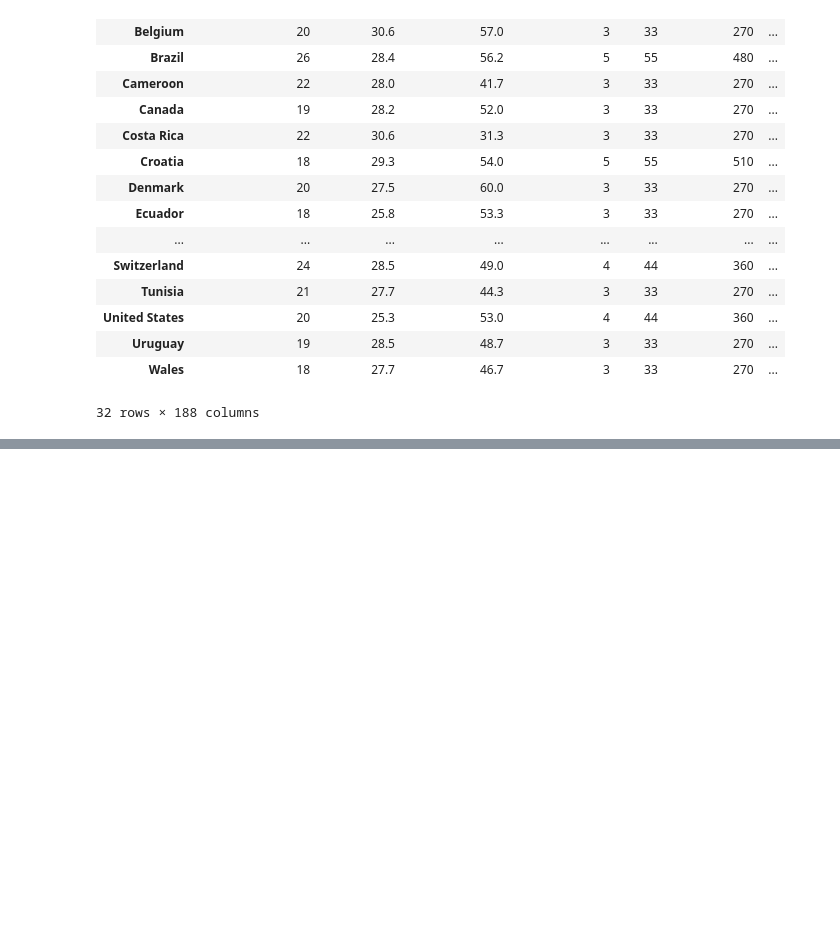
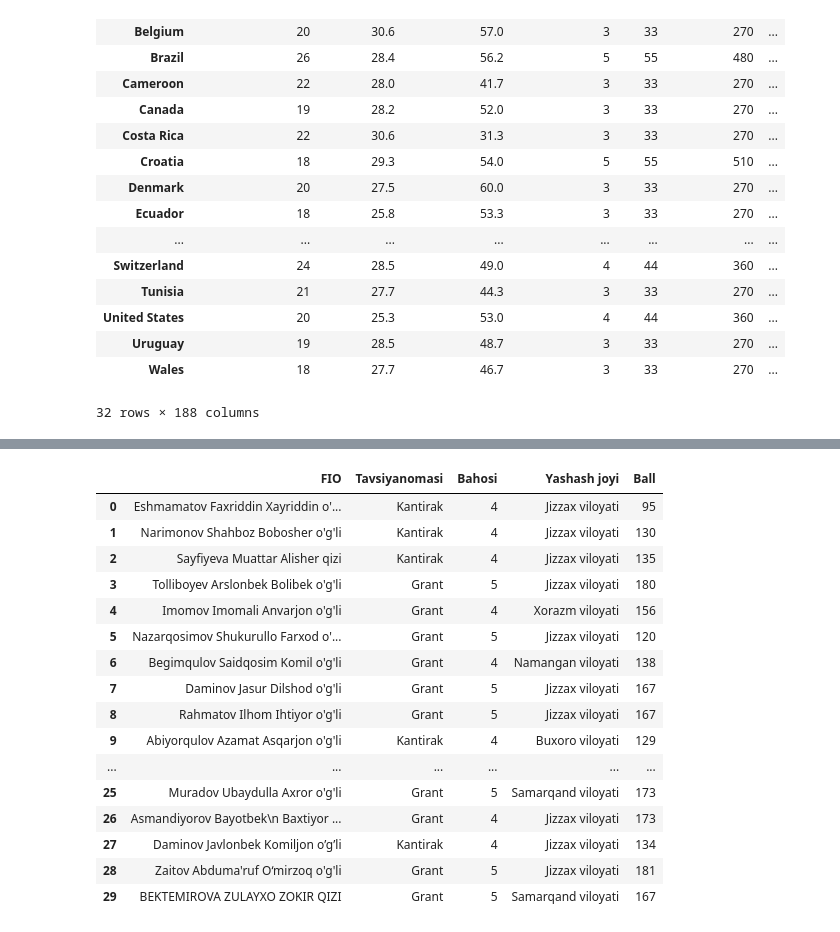
Before and after one commit to izzatillomardonov/Githup-Izzat, a Jupyter notebook: Untitled2.ipynb, the cells around one changed output, grey strips where cells are left out. Saved outputs shown, nothing was run; the diff lists cells and outputs as text; code cells hidden in the pictures; blank space fills up the shorter version.

```diff
--- a/Untitled2.ipynb
+++ b/Untitled2.ipynb
@@ -191,0 +343,23 @@ df
+# %%
+HDF2=pd.read_hdf("/content/Ndata.h5",key="data_excel")
+HDF2.index
+HDF2.drop('No1', axis=1, inplace=True) # takrorlanucvhi elementni olib tashlash
+HDF2
+# %% [output]
+|  | FIO | Tavsiyanomasi | Bahosi | Yashash joyi | Ball |
+| 0 | Eshmamatov Faxriddin Xayriddin o'... | Kantirak | 4 | Jizzax viloyati | 95 |
+| 1 | Narimonov Shahboz Bobosher o'g'li | Kantirak | 4 | Jizzax viloyati | 130 |
+| 2 | Sayfiyeva Muattar Alisher qizi | Kantirak | 4 | Jizzax viloyati | 135 |
+| 3 | Tolliboyev Arslonbek Bolibek o'g'li | Grant | 5 | Jizzax viloyati | 180 |
+| 4 | Imomov Imomali Anvarjon o'g'li | Grant | 4 | Xorazm viloyati | 156 |
+| 5 | Nazarqosimov Shukurullo Farxod o'... | Grant | 5 | Jizzax viloyati | 120 |
+| 6 | Begimqulov Saidqosim Komil o'g'li | Grant | 4 | Namangan viloyati | 138 |
+| 7 | Daminov Jasur Dilshod o'g'li | Grant | 5 | Jizzax viloyati | 167 |
+| 8 | Rahmatov Ilhom Ihtiyor o'g'li | Grant | 5 | Jizzax viloyati | 167 |
+| 9 | Abiyorqulov Azamat Asqarjon o'g'li | Kantirak | 4 | Buxoro viloyati | 129 |
+| ... | ... | ... | ... | ... | ... |
+| 25 | Muradov Ubaydulla Axror o'g'li | Grant | 5 | Samarqand viloyati | 173 |
+| 26 | Asmandiyorov Bayotbek\n Baxtiyor ... | Grant | 4 | Jizzax viloyati | 173 |
+| 27 | Daminov Javlonbek Komiljon o’g’li | Kantirak | 4 | Jizzax viloyati | 134 |
+| 28 | Zaitov Abduma'ruf O‘mirzoq o'g'li | Grant | 5 | Jizzax viloyati | 181 |
+| 29 | BEKTEMIROVA ZULAYXO ZOKIR QIZI | Grant | 5 | Samarqand viloyati | 167 |
```
Also changed, not shown: parts of 15 cells of this notebook.
